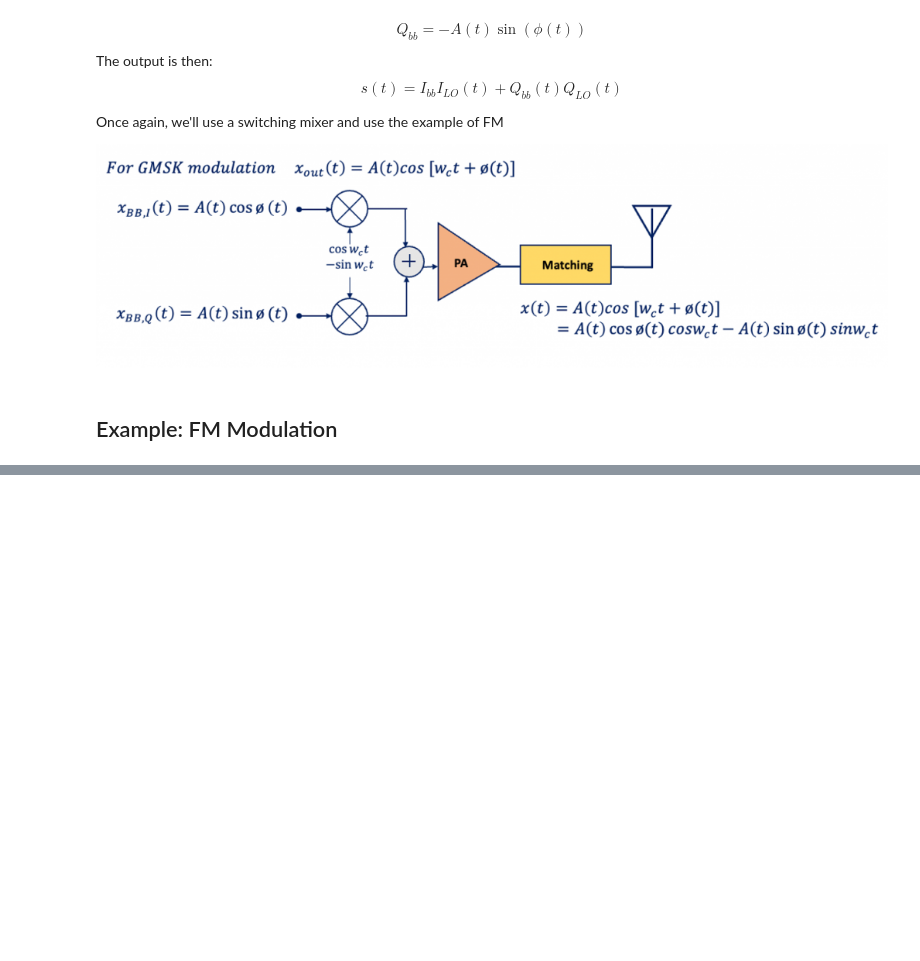
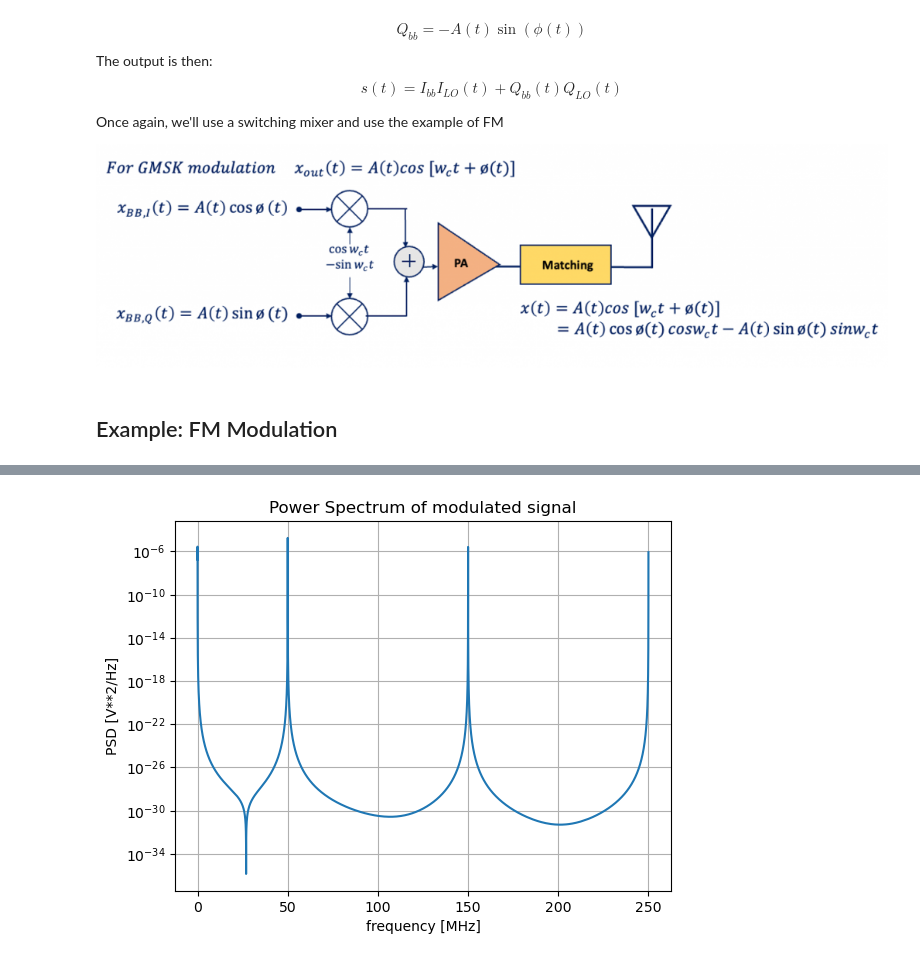
Before and after one commit to tmolteno/zl4aa, a Jupyter notebook: sdr/model/Transmission.ipynb, the cells around one changed output, grey strips where cells are left out. Drawn from its saved outputs; the diff is of its cells as text; code cells hidden in the pictures; blank space fills up the shorter version.

```diff
--- a/sdr/model/Transmission.ipynb
+++ b/sdr/model/Transmission.ipynb
@@ -33,0 +62,10 @@ Once again, we'll use a switching mixer and use the example of FM
+# %%
+f, Pxx_den = scipy.signal.welch(mix_i, fs, nperseg=len(mix_i)/10)
+
+plt.semilogy(f/1e6, Pxx_den);
+plt.xlabel('frequency [MHz]');
+plt.ylabel('PSD [V**2/Hz]');
+plt.title('Power Spectrum of modulated signal')
+plt.grid()
+# %% [output]
+[figure, added]
```
Also changed, not shown: parts of 8 cells of this notebook.
